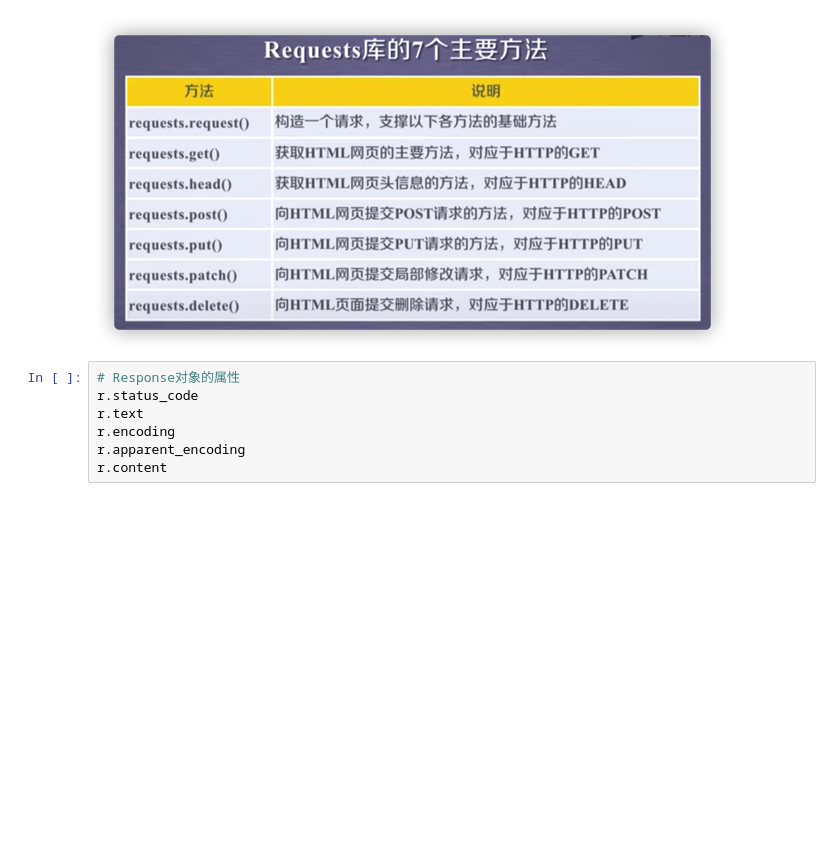
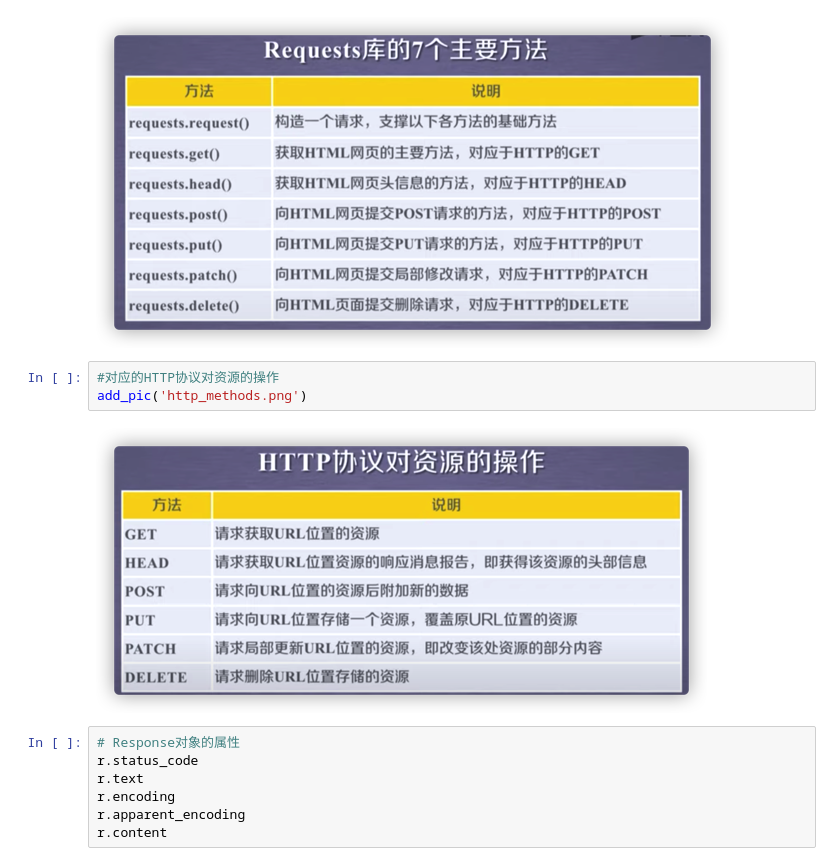
Before and after one commit to paxton615/Notes, a Jupyter notebook: Web_scrapper.ipynb, the cells around one changed output. Saved outputs shown, nothing was run; the diff lists cells and outputs as text; blank space fills up the shorter version.

```diff
--- a/Web_scrapper.ipynb
+++ b/Web_scrapper.ipynb
@@ -33,6 +33,11 @@ r.text
 add_pic('requests_7_methods.png')
 # %% [output]
 [figure]
+# %%
+#对应的HTTP协议对资源的操作
+add_pic('http_methods.png')
+# %% [output]
+[figure, added]
 # %%
 # Response对象的属性
 r.status_code
```
Also changed, not shown: parts of 4 cells of this notebook, 4 other files.
